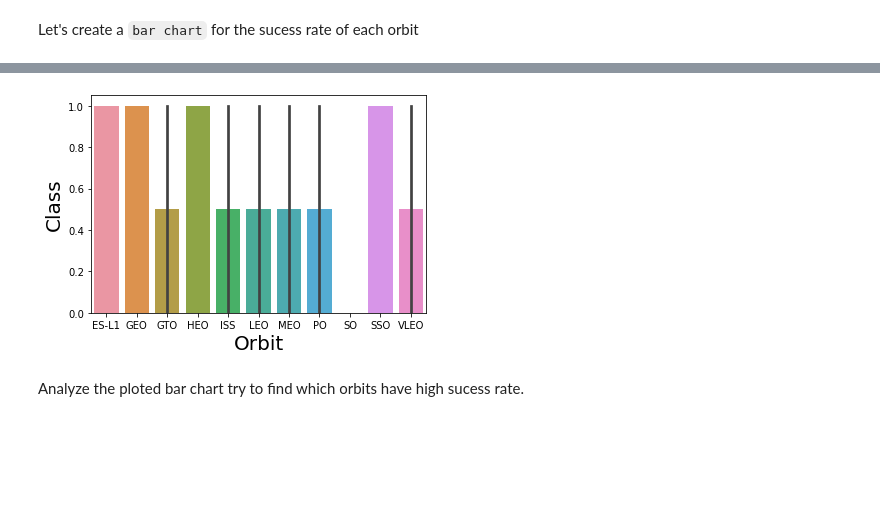
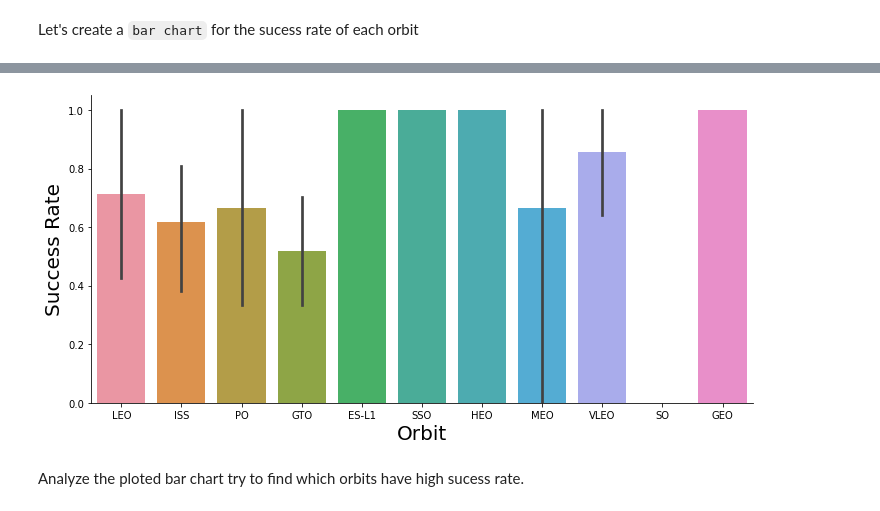
Before and after one commit to deepamit/DSCapstone, a Jupyter notebook: EDA with Data Visualization.ipynb, the cells around one changed output, grey strips where cells are left out. Drawn from its saved outputs; the diff is of its cells as text; code cells hidden in the pictures; blank space fills up the shorter version.

```diff
--- a/EDA with Data Visualization.ipynb
+++ b/EDA with Data Visualization.ipynb
@@ -115,13 +131,11 @@ Let's create a `bar chart` for the sucess rate of each orbit
 # %%
 # HINT use groupby method on Orbit column and get the mean of Class column
-t = df.groupby(['Orbit', 'Class'])['Class'].agg(['mean']).reset_index()
-sns.barplot(y="Class", x="Orbit", data=t)
-
+sns.catplot(x="Orbit", y="Class", kind = 'bar', data = df, aspect = 2)
 plt.xlabel("Orbit",fontsize=20)
-plt.ylabel("Class",fontsize=20)
+plt.ylabel("Success Rate",fontsize=20)
 plt.show()
 # %% [output]
-[figure, old version]
+[figure, new version]
 # %% [markdown]
 Analyze the ploted bar chart try to find which orbits have high sucess rate.
 # %% [markdown]
```
Also changed, not shown: parts of 11 cells of this notebook.
